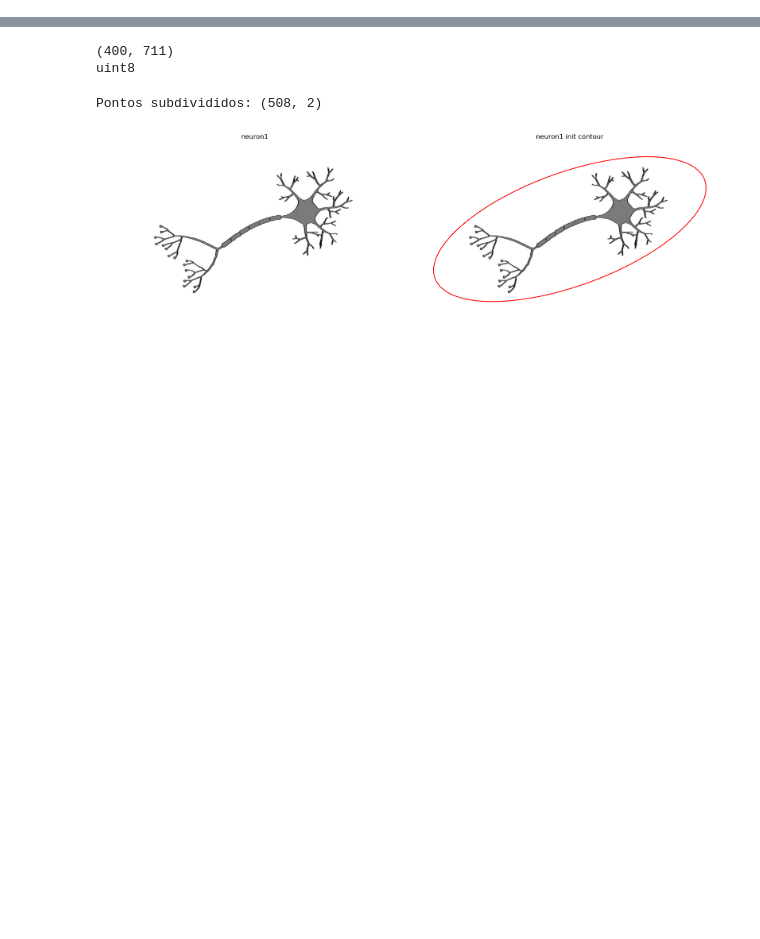
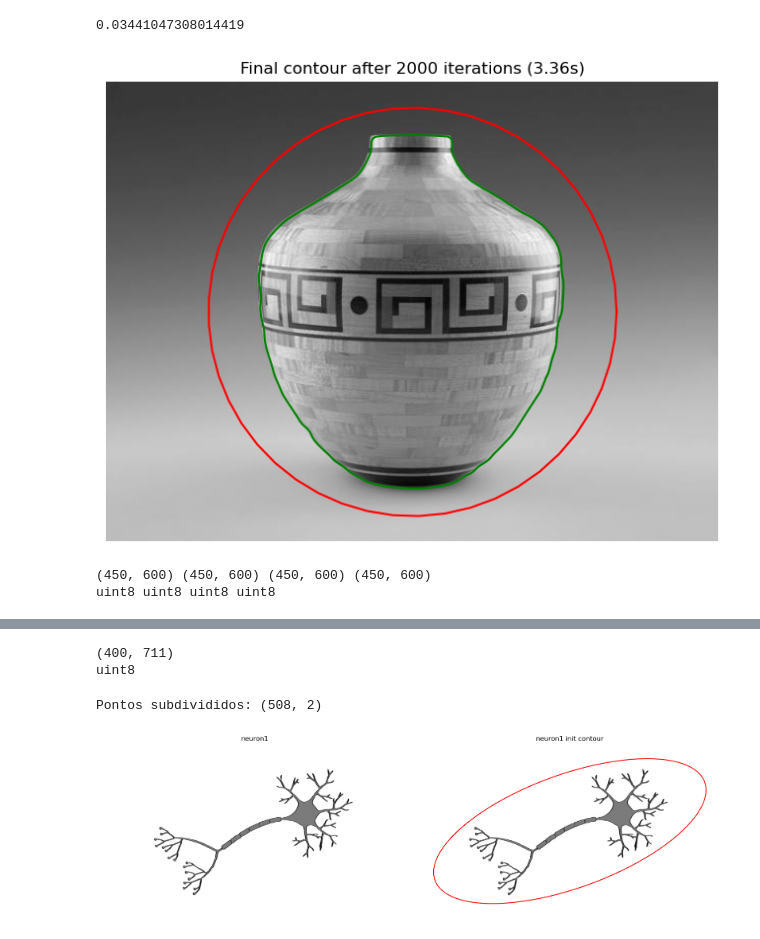
Before and after one commit to shh4und/snakes, a Jupyter notebook: 2D/snake.ipynb, the cells around one changed output, grey strips where cells are left out. Cells and saved outputs as stored; diff of their text form; code cells hidden in the pictures; blank space fills up the shorter version.

```diff
--- a/2D/snake.ipynb
+++ b/2D/snake.ipynb
@@ -31,30 +38,44 @@ plt.show()
 # %%
 # Configure snake parameters
 vase_params = SnakeParams(
-    alpha=2950.0,  # Stronger continuity
+    alpha=2000.0,  # Stronger continuity
     k=3.0,
     beta=2000.0,  # Stronger curvature
-    gamma=0.001,  # Smaller time step
-    sigma=2.0,  # Less blur
-    kb=0.0,  # Weaker balloon force
+    gamma=0.002,  # Smaller time step
+    sigma=1.0,  # Less blur
+    kb=9.0,  # Weaker balloon force
     sb=50.0,  # More smoothing
-    max_iter=2500,
-    verbose=True,
+    max_iter=2000,
+    dmax = 2.0,
+    mfactor=1.0,
     cubic_spline_refinement=True,
-    vfc_ksize=25,
-    vfc_sigma=4.7,
+    vfc_ksize=5,
+    vfc_sigma=2.0,
 )
 
 # Create and evolve snake
 vase_snake = Snake2D(vase, vase_v_init, vase_params)
 v_final, iters, duration = vase_snake.evolve()
 
 # Display result
 plt.figure(figsize=(8, 8))
 plt.imshow(vase, cmap="gray")
 plt.plot(vase_v_init[:, 0], vase_v_init[:, 1], "r-")
 plt.plot(v_final[:, 0], v_final[:, 1], "g-")
 
 plt.title(f"Final contour after {iters} iterations ({duration:.2f}s)")
 plt.axis("off")
 plt.show()
+# %% [output]
+0.03441047308014419
+[figure, added]
+# %%
+smoothed_vase = vase_snake.get_I()
+edge_map_vase = vase_snake.get_edge_map()
+fx_vase, fy_vase = vase_snake.get_fext_components()
+
+print(smoothed_vase.shape, edge_map_vase.shape, fx_vase.shape, fy_vase.shape)
+print(smoothed_vase.dtype, edge_map_vase.dtype, fx_vase.dtype, fy_vase.dtype)
+# %% [output]
+(450, 600) (450, 600) (450, 600) (450, 600)
+uint8 uint8 uint8 uint8
```
Also changed, not shown: parts of 5 cells of this notebook.
